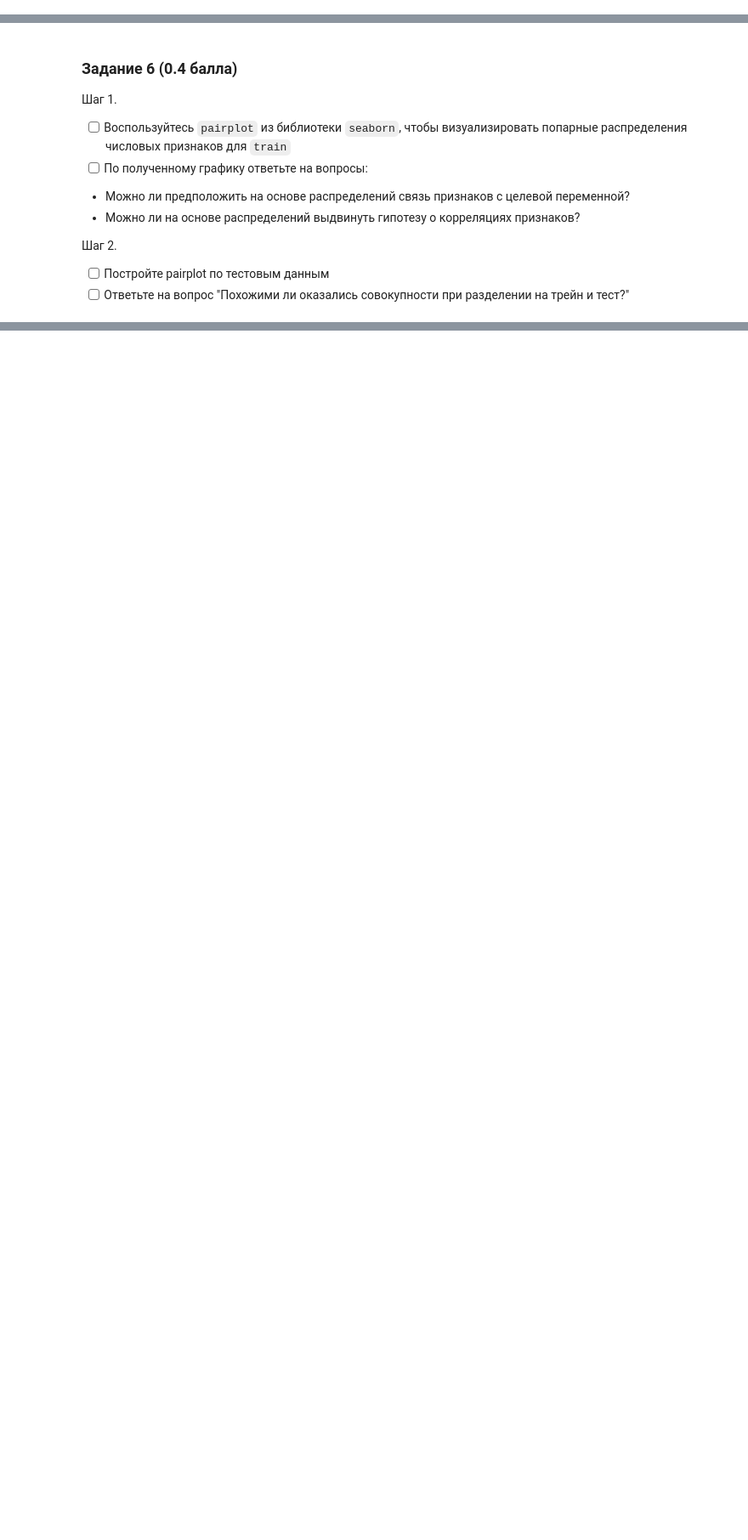
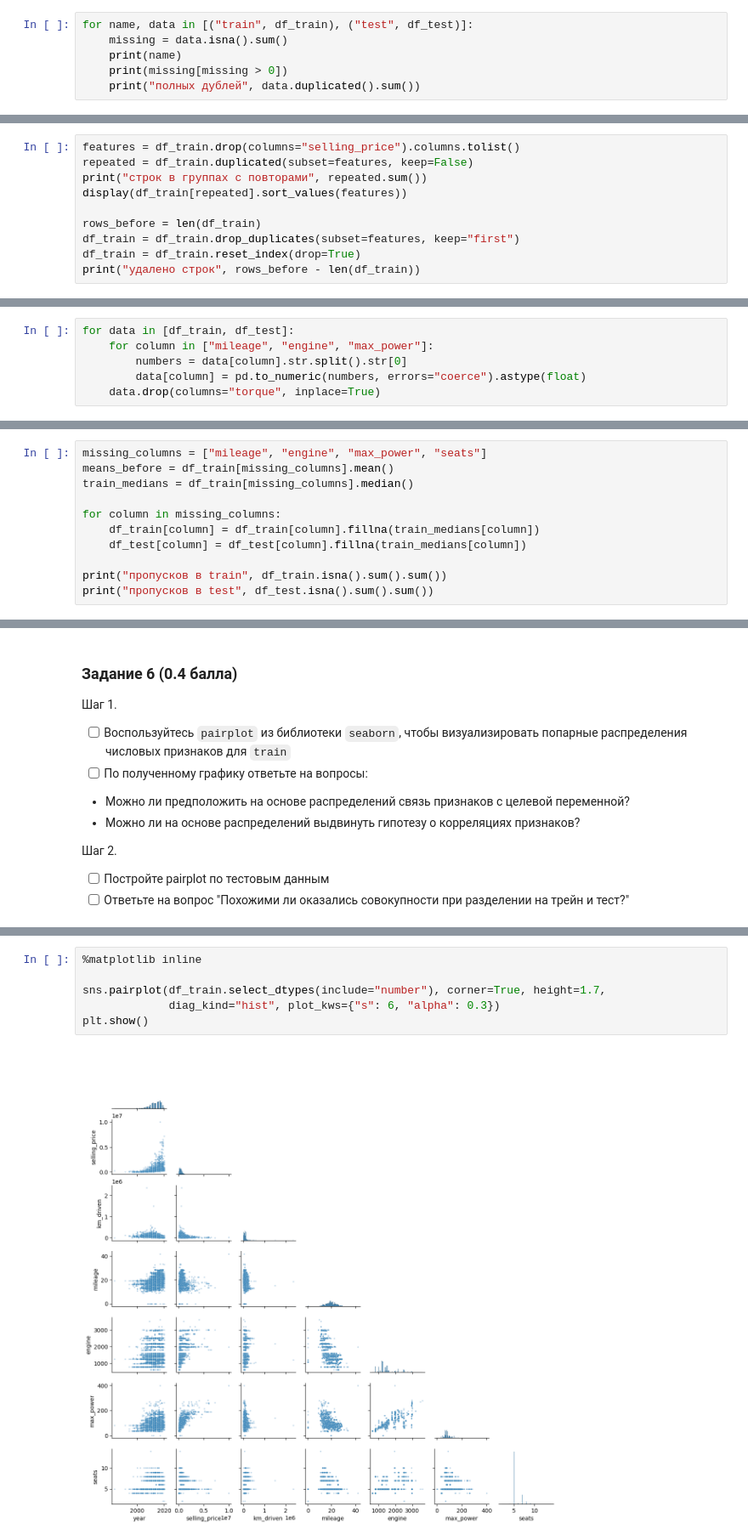
Before and after one commit to perfectteatimer/ml_again, a Jupyter notebook: bokhyan_hw1_bokhyan.ipynb, the cells around one changed output, grey strips where cells are left out. Shown at 85% size. Drawn from its saved outputs; the diff is of its cells as text; blank space fills up the shorter version.

```diff
--- a/bokhyan_hw1_bokhyan.ipynb
+++ b/bokhyan_hw1_bokhyan.ipynb
@@ -87,0 +126,6 @@ Test data shape:  (1000, 13)
+# %%
+for name, data in [("train", df_train), ("test", df_test)]:
+    missing = data.isna().sum()
+    print(name)
+    print(missing[missing > 0])
+    print("полных дублей", data.duplicated().sum())
@@ -100,0 +169,10 @@ Test data shape:  (1000, 13)
+# %%
+features = df_train.drop(columns="selling_price").columns.tolist()
+repeated = df_train.duplicated(subset=features, keep=False)
+print("строк в группах с повторами", repeated.sum())
+display(df_train[repeated].sort_values(features))
+
+rows_before = len(df_train)
+df_train = df_train.drop_duplicates(subset=features, keep="first")
+df_train = df_train.reset_index(drop=True)
+print("удалено строк", rows_before - len(df_train))
@@ -123,3 +213,9 @@ AssertionError:
+# %%
+for data in [df_train, df_test]:
+    for column in ["mileage", "engine", "max_power"]:
+        numbers = data[column].str.split().str[0]
+        data[column] = pd.to_numeric(numbers, errors="coerce").astype(float)
+    data.drop(columns="torque", inplace=True)
 # %% [markdown]
 ### **Задание 4 (0.15 балла)**
 
@@ -137,0 +232,11 @@ AssertionError:
+# %%
+missing_columns = ["mileage", "engine", "max_power", "seats"]
+means_before = df_train[missing_columns].mean()
+train_medians = df_train[missing_columns].median()
+
+for column in missing_columns:
+    df_train[column] = df_train[column].fillna(train_medians[column])
+    df_test[column] = df_test[column].fillna(train_medians[column])
+
+print("пропусков в train", df_train.isna().sum().sum())
+print("пропусков в test", df_test.isna().sum().sum())
@@ -200,0 +349,8 @@ assert df_train.shape == (5840, 12)
+# %%
+%matplotlib inline
+
+sns.pairplot(df_train.select_dtypes(include="number"), corner=True, height=1.7,
+             diag_kind="hist", plot_kws={"s": 6, "alpha": 0.3})
+plt.show()
+# %% [output]
+[figure, added]
```
Also changed, not shown: parts of 73 cells of this notebook, 1 other file.
